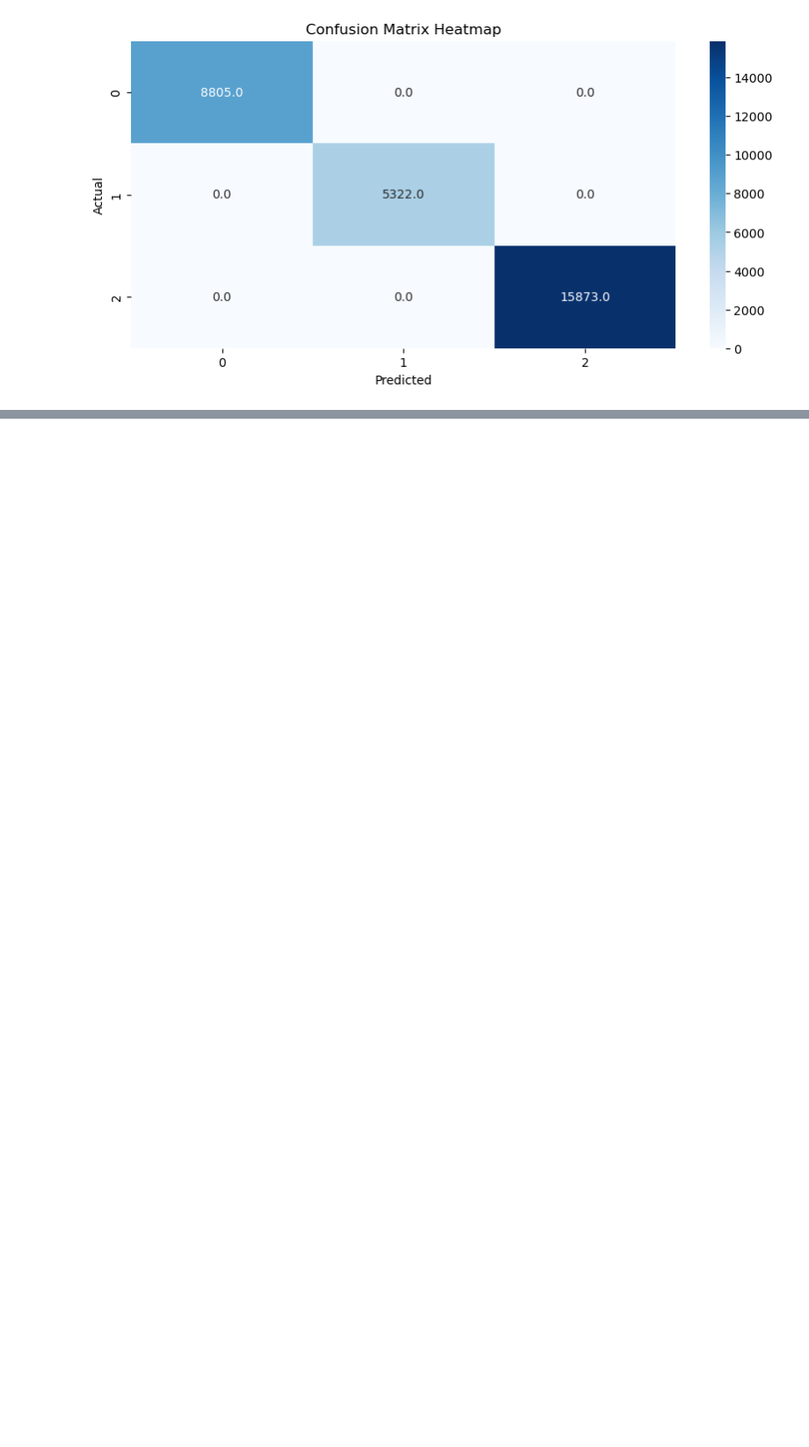
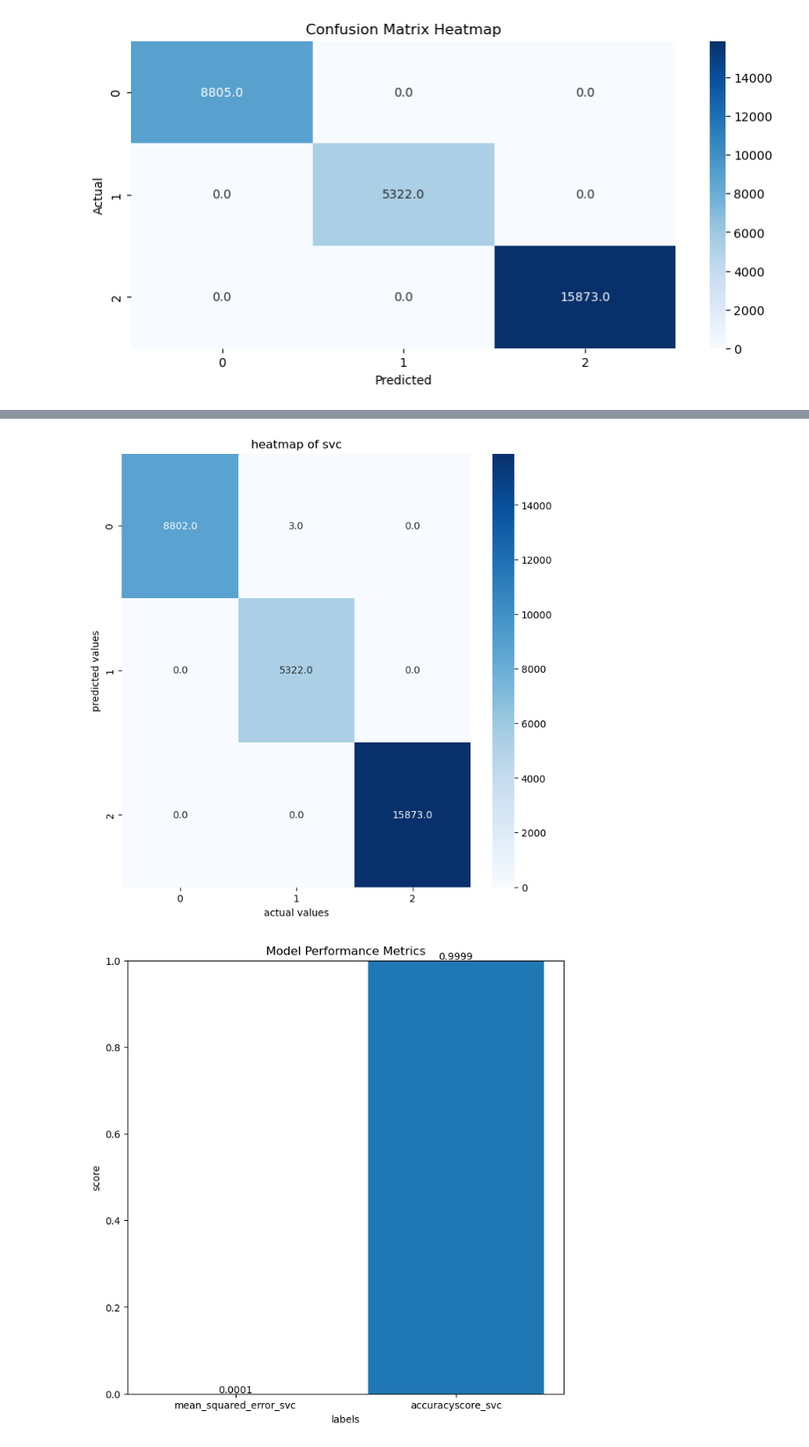
Before and after one commit to jagadabhijaswanth/Credit-Score-Classification-with-Machine-Learning, a Jupyter notebook: Credit-Score-Classification-with-Machine-Learning.ipynb, the cells around one changed output, grey strips where cells are left out. Shown: that part at 88% size. Saved outputs shown, nothing was run; the diff lists cells and outputs as text; code cells hidden in the pictures; blank space fills up the shorter version.

```diff
--- a/Credit-Score-Classification-with-Machine-Learning.ipynb
+++ b/Credit-Score-Classification-with-Machine-Learning.ipynb
@@ -256,0 +327,28 @@ plt.show()
+# %%
+import matplotlib.pyplot as plt
+import seaborn as sns
+
+plt.figure(figsize=(8,8))
+sns.heatmap(confusionmatrix_svc,cmap='Blues',annot=True,cbar=True,fmt='.1f')
+plt.title('heatmap of svc')
+plt.xlabel('actual values')
+plt.ylabel('predicted values')
+plt.show()
+
+
+plt.figure(figsize=(8,8))
+
+labels = ['mean_squared_error_svc', 'accuracyscore_svc']
+values = [mean_squared_error_svc,accuracyscore_svc]
+
+plt.bar(labels, values)
+plt.title("Model Performance Metrics")
+plt.xlabel('labels')
+plt.ylabel('score')
+for u,v in enumerate(values):
+    plt.text(u, v+0.02, f"{v:.4f}", ha='center', va ='top', fontsize=10,)
+plt.ylim(0,1)
+plt.show()
+# %% [output]
+[figure, added]
+[figure, added]
```
Also changed, not shown: parts of 3 cells of this notebook.
